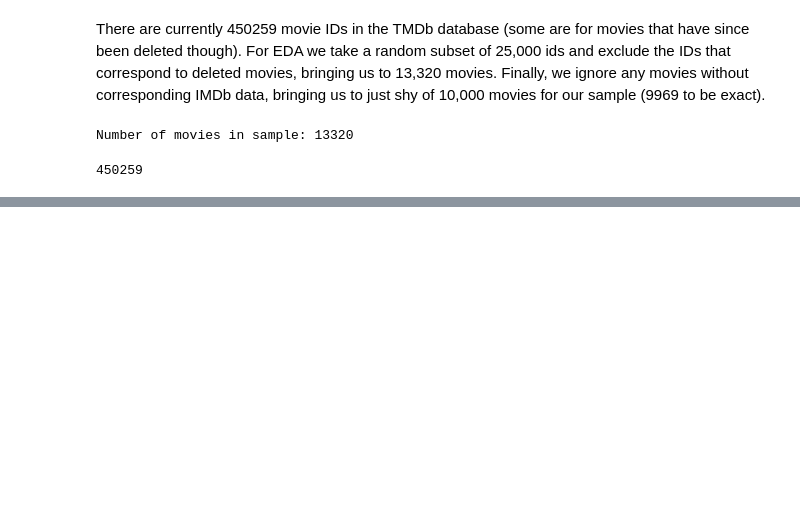
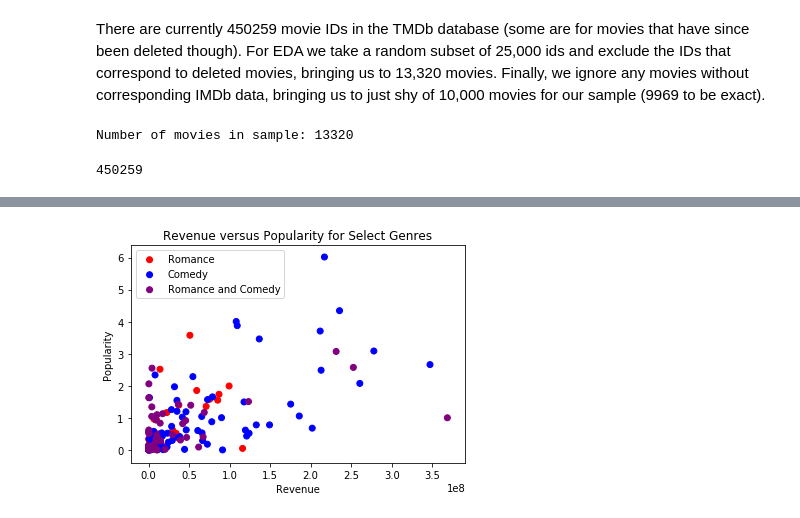
Before and after one commit to cocochrane/CS109B_FinalProject, a Jupyter notebook: Milestone1.ipynb, the cells around one changed output, grey strips where cells are left out. Saved outputs shown, nothing was run; the diff lists cells and outputs as text; code cells hidden in the pictures; blank space fills up the shorter version.

```diff
--- a/Milestone1.ipynb
+++ b/Milestone1.ipynb
@@ -263,0 +447,4 @@ plt.show()
+# %%
+consider_pairs_genres('Romance', 'Comedy')
+# %% [output]
+[figure, added]
```
Also changed, not shown: parts of 55 cells of this notebook.
